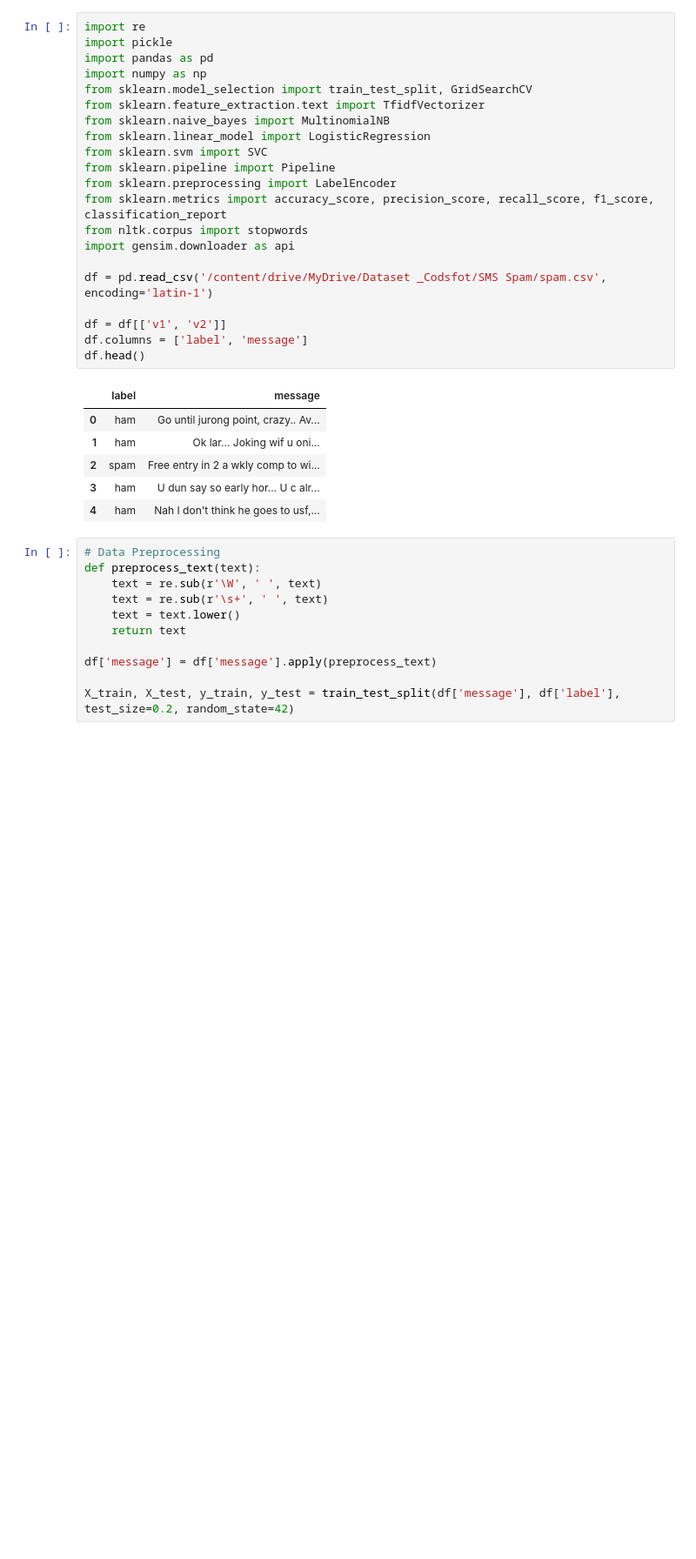
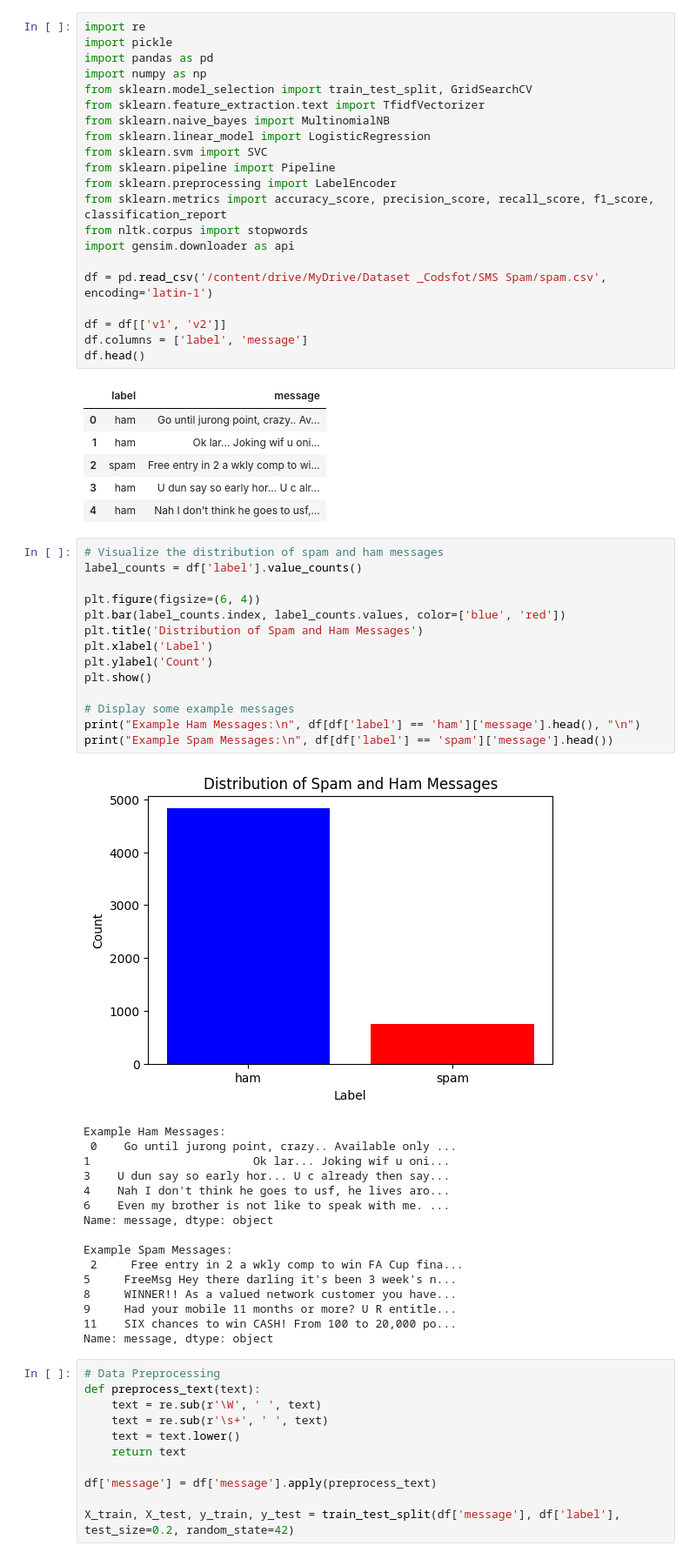
Before and after one commit to Aadish1206/Codsoft, a Jupyter notebook: Spam_Detection.ipynb, the cells around one changed output. Shown: that part at 87% size. Saved outputs shown, nothing was run; the diff lists cells and outputs as text; blank space fills up the shorter version.

```diff
--- a/Spam_Detection.ipynb
+++ b/Spam_Detection.ipynb
@@ -30,6 +30,37 @@ df.head()
 | 2 | spam | Free entry in 2 a wkly comp to wi... |
 | 3 | ham | U dun say so early hor... U c alr... |
 | 4 | ham | Nah I don't think he goes to usf,... |
+# %%
+# Visualize the distribution of spam and ham messages
+label_counts = df['label'].value_counts()
+
+plt.figure(figsize=(6, 4))
+plt.bar(label_counts.index, label_counts.values, color=['blue', 'red'])
+plt.title('Distribution of Spam and Ham Messages')
+plt.xlabel('Label')
+plt.ylabel('Count')
+plt.show()
+
+# Display some example messages
+print("Example Ham Messages:\n", df[df['label'] == 'ham']['message'].head(), "\n")
+print("Example Spam Messages:\n", df[df['label'] == 'spam']['message'].head())
+# %% [output]
+[figure, added]
+Example Ham Messages:
+ 0    Go until jurong point, crazy.. Available only ...
+1                        Ok lar... Joking wif u oni...
+3    U dun say so early hor... U c already then say...
+4    Nah I don't think he goes to usf, he lives aro...
+6    Even my brother is not like to speak with me. ...
+Name: message, dtype: object
+
+Example Spam Messages:
+ 2     Free entry in 2 a wkly comp to win FA Cup fina...
+5     FreeMsg Hey there darling it's been 3 week's n...
+8     WINNER!! As a valued network customer you have...
+9     Had your mobile 11 months or more? U R entitle...
+11    SIX chances to win CASH! From 100 to 20,000 po...
+Name: message, dtype: object
 # %%
 # Data Preprocessing
 def preprocess_text(text):
```
